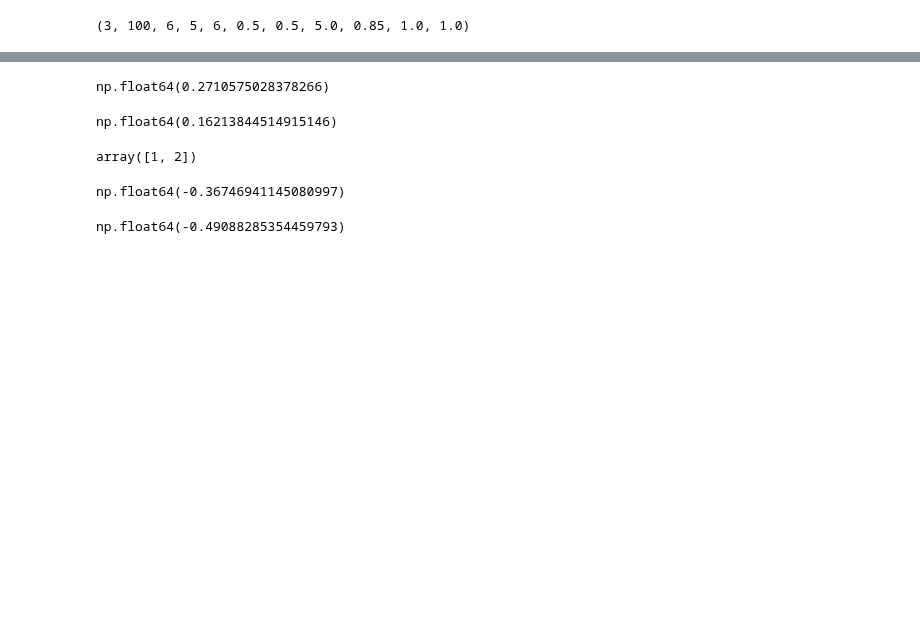
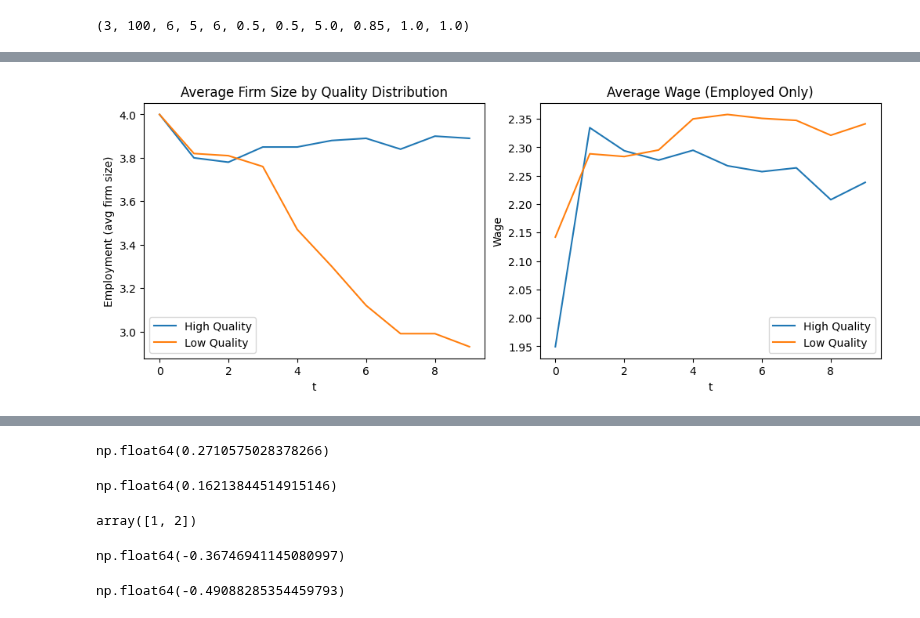
Before and after one commit to zalandru/Dynamic-Contracting-Multi-worker-Firm, a Jupyter notebook: VFI/2 Steps/Simulating, results and plots.ipynb, the cells around one changed output, grey strips where cells are left out. Saved outputs shown, nothing was run; the diff lists cells and outputs as text; code cells hidden in the pictures; blank space fills up the shorter version.

```diff
--- a/VFI/2 Steps/Simulating, results and plots.ipynb
+++ b/VFI/2 Steps/Simulating, results and plots.ipynb
@@ -121,0 +198,33 @@ ValueError: No axis named f for object type DataFrame
+# %%
+def plot_side_by_side(size_irf, wage_irf, fname_png='irf_quality_side_by_side.png', fname_pdf='irf_quality_side_by_side.pdf', label='Quality'):
+    fig, axes = plt.subplots(1, 2, figsize=(10, 4), sharex=True, constrained_layout=True)
+
+    # --- Left: Average firm size ---
+    ax = axes[0]
+    for qual in sorted(size_irf[label].unique()):
+        sub = size_irf.loc[size_irf[label] == qual]
+        ax.plot(sub['t'], sub['size'], label=f'{qual} {label}')
+    ax.set_title(f'Average Firm Size by {label} Distribution')
+    ax.set_xlabel('t')
+    ax.set_ylabel('Employment (avg firm size)')
+    ax.legend()
+
+    # --- Right: Average wage (employed only) ---
+    ax = axes[1]
+    for qual in sorted(wage_irf[label].unique()):
+        sub = wage_irf.loc[wage_irf[label] == qual]
+        ax.plot(sub['t'], sub['avg_wage'], label=f'{qual} {label}')
+    ax.set_title('Average Wage (Employed Only)')
+    ax.set_xlabel('t')
+    ax.set_ylabel('Wage')
+    ax.legend()
+
+    # Save once, two formats
+    plt.savefig(fname_png, dpi=300, bbox_inches='tight')
+    plt.savefig(fname_pdf, bbox_inches='tight')
+    plt.show()
+
+# call it
+plot_side_by_side(size_irf, wage_irf)
+# %% [output]
+[figure, added]
```
Also changed, not shown: parts of 8 cells of this notebook, 30 other files.
